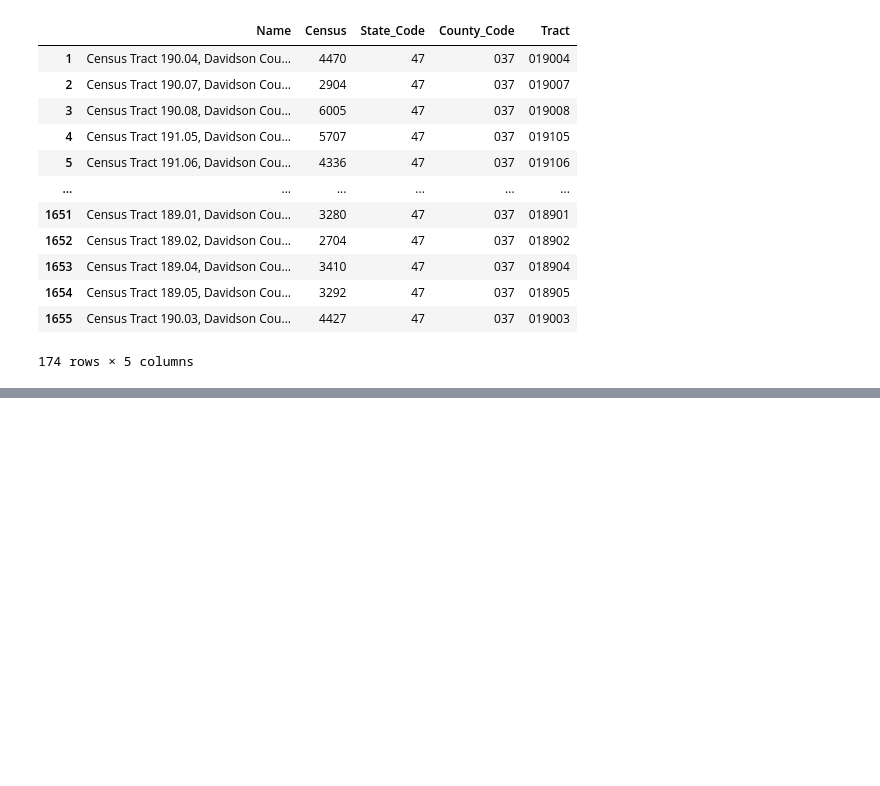
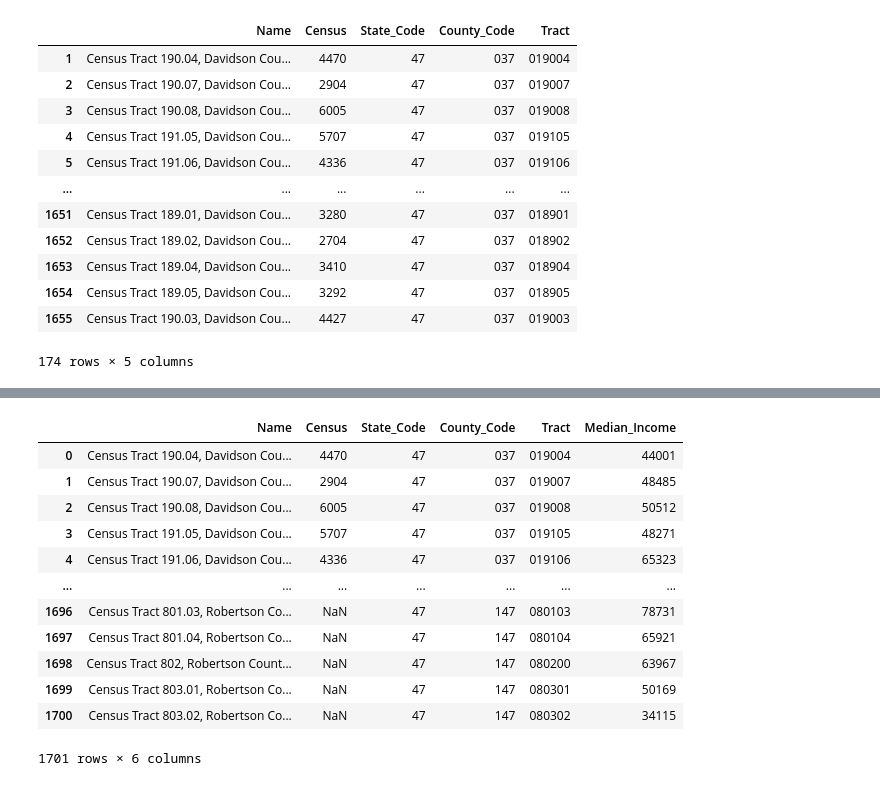
Before and after one commit to nss-data-science-cohort-6/api_project-pizza_twizzlers, a Jupyter notebook: API Pizza Twizzlers.ipynb, the cells around one changed output, grey strips where cells are left out. Drawn from its saved outputs; the diff is of its cells as text; code cells hidden in the pictures; blank space fills up the shorter version.

```diff
--- a/API Pizza Twizzlers.ipynb
+++ b/API Pizza Twizzlers.ipynb
@@ -175,0 +254,17 @@ response.text
+# %%
+tn_davidson_census_income = pd.merge(tn_davidson_census, tn_davidson_median_income_df, how = 'outer')
+tn_davidson_census_income
+# %% [output]
+|  | Name | Census | State_Code | County_Code | Tract | Median_Income |
+| 0 | Census Tract 190.04, Davidson Cou... | 4470 | 47 | 037 | 019004 | 44001 |
+| 1 | Census Tract 190.07, Davidson Cou... | 2904 | 47 | 037 | 019007 | 48485 |
+| 2 | Census Tract 190.08, Davidson Cou... | 6005 | 47 | 037 | 019008 | 50512 |
+| 3 | Census Tract 191.05, Davidson Cou... | 5707 | 47 | 037 | 019105 | 48271 |
+| 4 | Census Tract 191.06, Davidson Cou... | 4336 | 47 | 037 | 019106 | 65323 |
+| ... | ... | ... | ... | ... | ... | ... |
+| 1696 | Census Tract 801.03, Robertson Co... | NaN | 47 | 147 | 080103 | 78731 |
+| 1697 | Census Tract 801.04, Robertson Co... | NaN | 47 | 147 | 080104 | 65921 |
+| 1698 | Census Tract 802, Robertson Count... | NaN | 47 | 147 | 080200 | 63967 |
+| 1699 | Census Tract 803.01, Robertson Co... | NaN | 47 | 147 | 080301 | 50169 |
+| 1700 | Census Tract 803.02, Robertson Co... | NaN | 47 | 147 | 080302 | 34115 |
+1701 rows × 6 columns
```
Also changed, not shown: parts of 17 cells of this notebook.
